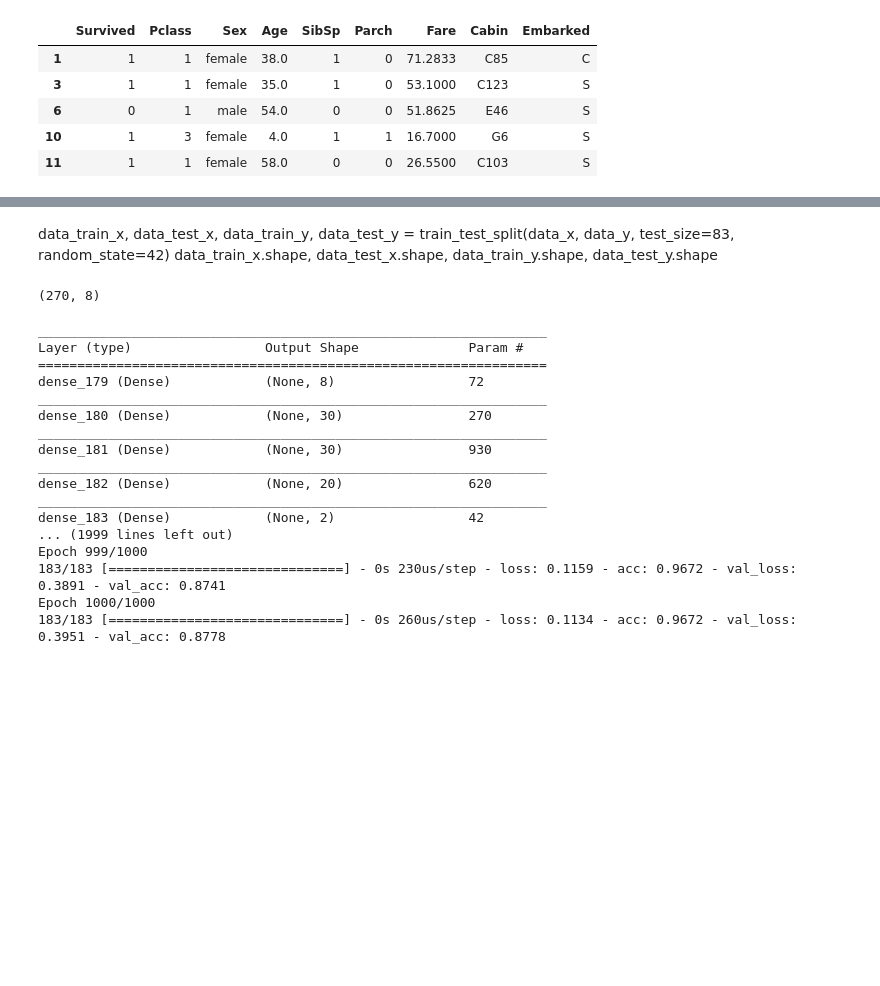
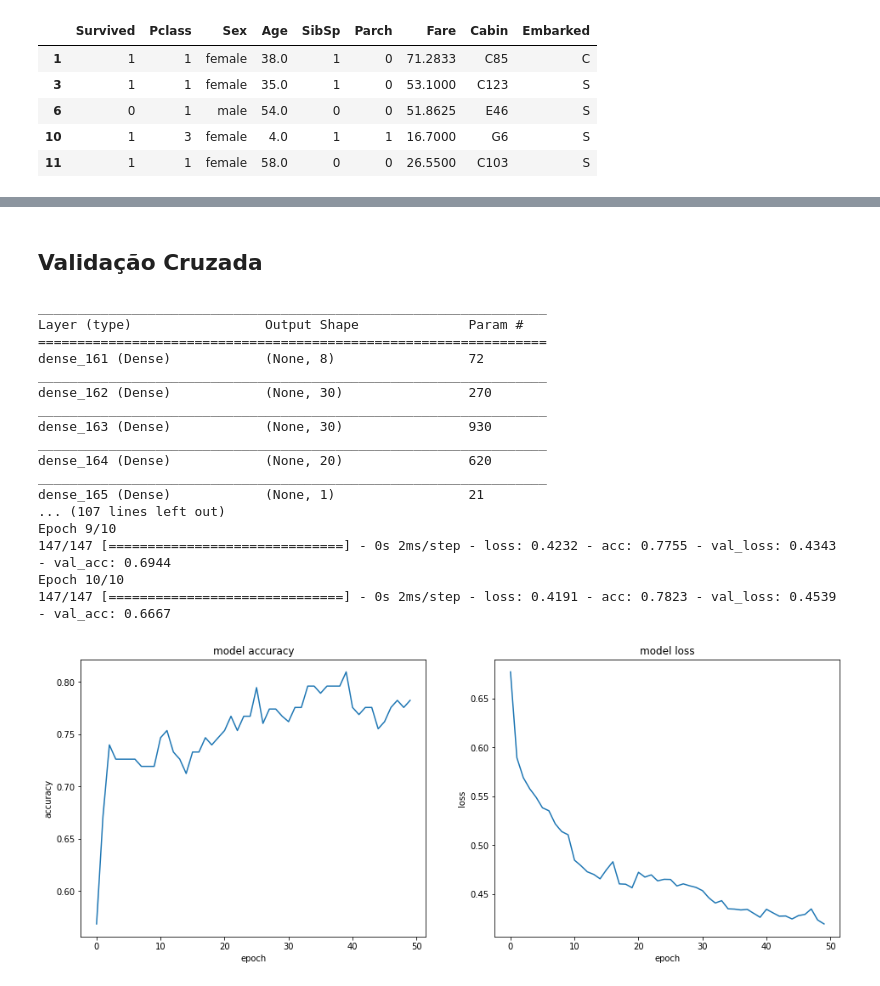
Before and after one commit to alvesmarcos/deep-learning, a Jupyter notebook: CI1107219/Manipulando dados/Manipulando Dados.ipynb, the cells around one changed output, grey strips where cells are left out. Cells and saved outputs as stored; diff of their text form; code cells hidden in the pictures; blank space fills up the shorter version.

```diff
--- a/CI1107219/Manipulando dados/Manipulando Dados.ipynb
+++ b/CI1107219/Manipulando dados/Manipulando Dados.ipynb
@@ -25,14 +41,14 @@ def data_titanic_processing(data):
     # Tratando dados númericos e categoricos
     data_x_numerical = data_x.drop(labels=['Sex', 'Cabin', 'Embarked'], axis=1)
     scaler = MinMaxScaler(feature_range=(0,1))
-    data_x_numerical[['Age', 'Fare']] = scaler.fit_transform(data_x_numerical[['Age', 'Fare']])
+    data_x_numerical.loc[:,['Age', 'Fare']] = scaler.fit_transform(data_x_numerical[['Age', 'Fare']])
     data_x_categorical = data_x[['Sex', 'Cabin', 'Embarked']]
     binarizer = LabelBinarizer()
     encoder = LabelEncoder()
-    data_x_categorical['Sex'] = binarizer.fit_transform(data_x_categorical['Sex'])
-    data_x_categorical['Cabin'] = encoder.fit_transform(data_x_categorical['Cabin'])
-    data_x_categorical['Cabin'] = scaler.fit_transform(data_x_categorical['Cabin'].reshape(-1,1))
-    data_x_categorical['Embarked'] = encoder.fit_transform(data_x_categorical['Embarked'])
+    data_x_categorical.loc[:,'Sex'] = binarizer.fit_transform(data_x_categorical['Sex'])
+    data_x_categorical.loc[:,'Cabin'] = encoder.fit_transform(data_x_categorical['Cabin'])
+    data_x_categorical.loc[:,'Cabin'] = scaler.fit_transform(data_x_categorical['Cabin'].reshape(-1,1))
+    data_x_categorical.loc[:,'Embarked'] = encoder.fit_transform(data_x_categorical['Embarked'])
 
     # Merge dos dados categoricos e númericos tratados
     data_x_categorical = data_x_categorical.reset_index()
@@ -52,14 +68,14 @@ def data_test_titanic_processing(data):
     # Tratando dados númericos e categoricos
     data_x_numerical = data_x.drop(labels=['sex', 'cabin', 'embarked'], axis=1)
     scaler = MinMaxScaler(feature_range=(0,1))
-    data_x_numerical[['age', 'fare']] = scaler.fit_transform(data_x_numerical[['age', 'fare']])
+    data_x_numerical.loc[:,['age', 'fare']] = scaler.fit_transform(data_x_numerical[['age', 'fare']])
     data_x_categorical = data_x[['sex', 'cabin', 'embarked']]
     binarizer = LabelBinarizer()
     encoder = LabelEncoder()
-    data_x_categorical['sex'] = binarizer.fit_transform(data_x_categorical['sex'])
-    data_x_categorical['cabin'] = encoder.fit_transform(data_x_categorical['cabin'])
-    data_x_categorical['cabin'] = scaler.fit_transform(data_x_categorical['cabin'].reshape(-1,1))
-    data_x_categorical['embarked'] = encoder.fit_transform(data_x_categorical['embarked'])
+    data_x_categorical.loc[:, 'sex'] = binarizer.fit_transform(data_x_categorical['sex'])
+    data_x_categorical.loc[:, 'cabin'] = encoder.fit_transform(data_x_categorical['cabin'])
+    data_x_categorical.loc[:, 'cabin'] = scaler.fit_transform(data_x_categorical['cabin'].reshape(-1,1))
+    data_x_categorical.loc[:, 'embarked'] = encoder.fit_transform(data_x_categorical['embarked'])
 
     # Merge dos dados categoricos e númericos tratados
     data_x_categorical = data_x_categorical.reset_index()
@@ -151,37 +179,46 @@ See the caveats in the documentation: http://pandas.pydata.org/pandas-docs/stabl
-# %% [markdown]
-data_train_x, data_test_x, data_train_y, data_test_y = train_test_split(data_x, data_y, test_size=83, random_state=42)
-data_train_x.shape, data_test_x.shape, data_train_y.shape, data_test_y.shape
-# %%
-data_y_oh, data_test_y_oh = to_categorical(data_y, 2), to_categorical(data_test_y, 2)
-data_test_x.shape
-# %% [output]
-(270, 8)
+# %% [markdown]
+## Validação Cruzada
 # %%
-D_in, D_out = data_train_x.shape[1], data_train_x.shape[0]
+kfold = StratifiedKFold(n_splits=5, shuffle=True, random_state=7)
+
+D_in, D_out = data_x.shape[1], data_x.shape[0]
 model = Sequential()
 model.add(Dense(units=D_in, activation='linear', input_shape=(data_x.shape[1],)))
 model.add(Dense(units=30, activation='tanh'))
 model.add(Dense(units=30, activation='tanh'))
 model.add(Dense(units=20, activation='tanh'))
-model.add(Dense(units=2, activation='softmax'))
-model.compile(optimizer='adam', loss='categorical_crossentropy',  metrics=['accuracy'])
+model.add(Dense(units=1, activation='sigmoid'))
+model.compile(optimizer='adam', loss='binary_crossentropy',  metrics=['accuracy'])
 print(model.summary())
-history = model.fit(x=data_x, y=data_y_oh, epochs=1000, verbose=1, validation_data=(data_test_x, data_test_y_oh))
+acc_track = []
+loss_track = []
+
+x_train, y_train = data_x.values, data_y
+x_test, y_test = data_test_x.values, data_test_y
+for train, test in kfold.split(x_train, y_train):
+    history = model.fit(x=x_train[train], y=y_train[train], epochs=10, batch_size=10, verbose=1, validation_data=(x_test[test], y_test[test]))
+
+    for acc, loss in zip(history.history['acc'], history.history['loss']):
+        acc_track.append(acc)
+        loss_track.append(loss)
+
+plot_acc_loss(acc_track, loss_track)
 # %% [output]
 _________________________________________________________________
 Layer (type)                 Output Shape              Param #
 =================================================================
-dense_179 (Dense)            (None, 8)                 72
+dense_161 (Dense)            (None, 8)                 72
 _________________________________________________________________
-dense_180 (Dense)            (None, 30)                270
+dense_162 (Dense)            (None, 30)                270
 _________________________________________________________________
-dense_181 (Dense)            (None, 30)                930
+dense_163 (Dense)            (None, 30)                930
 _________________________________________________________________
-dense_182 (Dense)            (None, 20)                620
+dense_164 (Dense)            (None, 20)                620
 _________________________________________________________________
-dense_183 (Dense)            (None, 2)                 42
-... (1999 lines left out)
-Epoch 999/1000
-183/183 [==============================] - 0s 230us/step - loss: 0.1159 - acc: 0.9672 - val_loss: 0.3891 - val_acc: 0.8741
-Epoch 1000/1000
-183/183 [==============================] - 0s 260us/step - loss: 0.1134 - acc: 0.9672 - val_loss: 0.3951 - val_acc: 0.8778
+dense_165 (Dense)            (None, 1)                 21
+... (107 lines left out)
+Epoch 9/10
+147/147 [==============================] - 0s 2ms/step - loss: 0.4232 - acc: 0.7755 - val_loss: 0.4343 - val_acc: 0.6944
+Epoch 10/10
+147/147 [==============================] - 0s 2ms/step - loss: 0.4191 - acc: 0.7823 - val_loss: 0.4539 - val_acc: 0.6667
+[figure, added]
```
Also changed, not shown: parts of 17 cells of this notebook, 2 other files.
